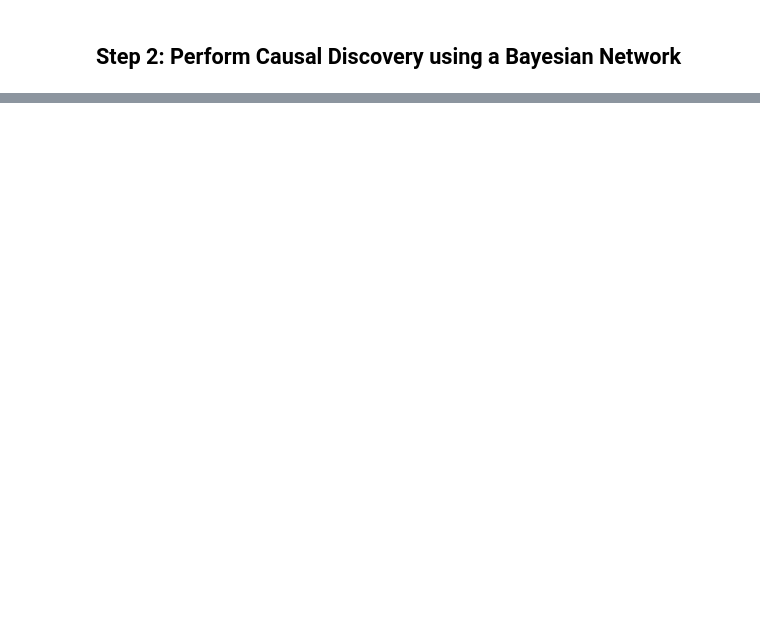
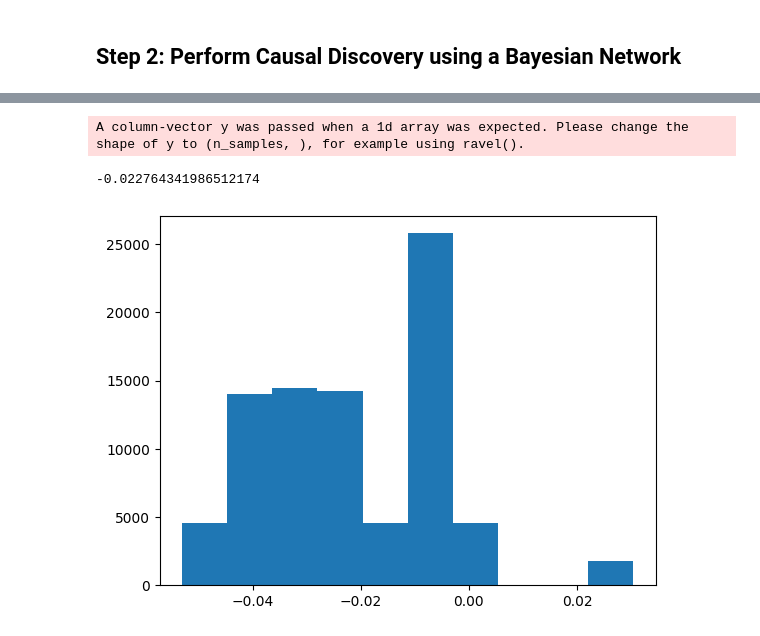
Before and after one commit to leminhkieu/Perception-experience-and-resilience-to-risks-a-global-analysis, a Jupyter notebook: Codes/Causal_discovery_inference.ipynb, the cells around one changed output, grey strips where cells are left out. Saved outputs shown, nothing was run; the diff lists cells and outputs as text; code cells hidden in the pictures; blank space fills up the shorter version.

```diff
--- a/Codes/Causal_discovery_inference.ipynb
+++ b/Codes/Causal_discovery_inference.ipynb
@@ -388,0 +375,23 @@ plt.hist(metalearner_estimate.cate_estimates,bins=20)
+# %%
+df2['Employment_binary'] = df2['Employment'].apply(lambda x: 1 if x < 3 else 0).astype('uint8')
+
+graph = """
+digraph {
+    Age -> Employment_binary;
+    Employment_binary -> Perception_ind;
+    isMale->Employment_binary;
+    Region-> Perception_ind;
+    Region -> isMale
+}
+"""
+model = CausalModel(
+    data=df2,
+    treatment='Employment_binary',
+    outcome='Perception_ind',
+    graph=graph
+)
+
+# View model
+model.view_model()
+from IPython.display import Image, display
+display(Image(filename="causal_model.png"))
@@ -388,0 +400,21 @@ plt.hist(metalearner_estimate.cate_estimates,bins=20)
+# %%
+
+# Identifying the estimand
+identified_estimand = model.identify_effect()
+estimate = model.estimate_effect(identified_estimand,
+                                 method_name="backdoor.econml.metalearners.TLearner",
+                                 target_units="ate",
+                                 method_params={"init_params":{'models': RandomForestRegressor()},
+                                                "fit_params":{}})
+# Printing the causal effect
+print(estimate.value)
+# %% [output]
+A column-vector y was passed when a 1d array was expected. Please change the shape of y to (n_samples, ), for example using ravel().
+-0.022764341986512174
+# %%
+# print histogram of causal effects for each sample
+plt.hist(estimate.cate_estimates,bins=10)
+
+CATE_perception = estimate.cate_estimates
+# %% [output]
+[figure, added]
```
Also changed, not shown: parts of 35 cells of this notebook, 8 other files.
